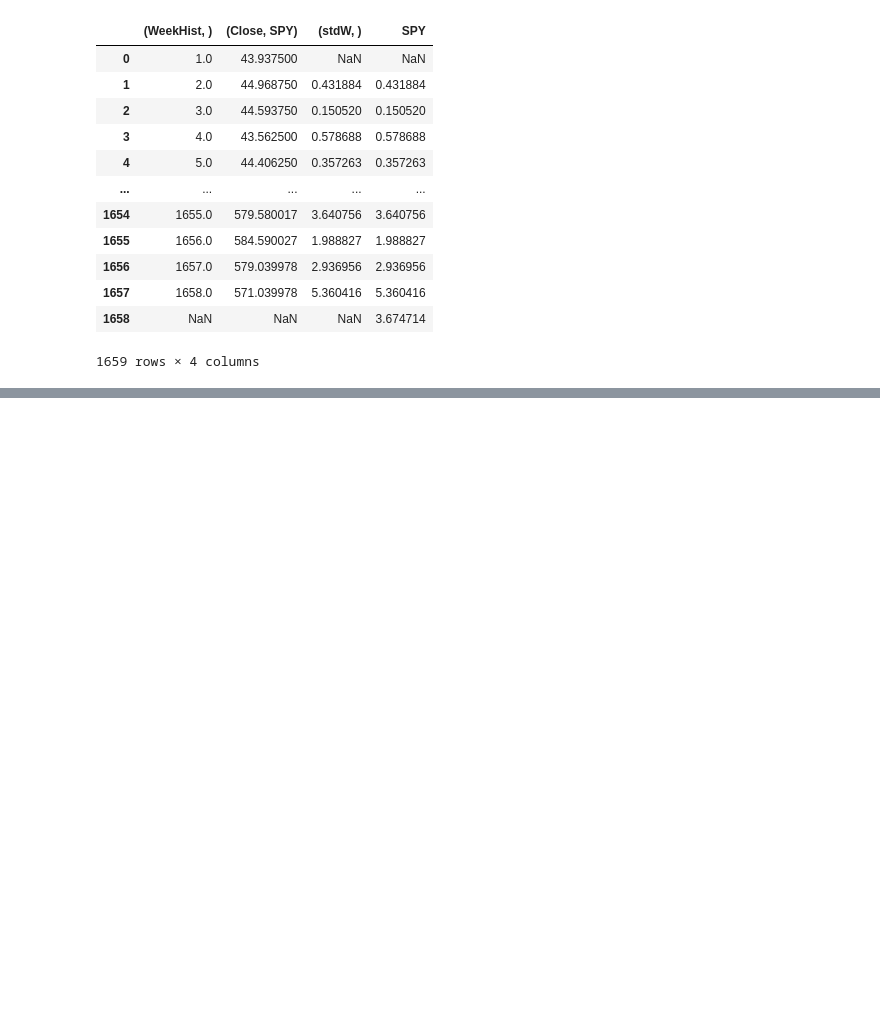
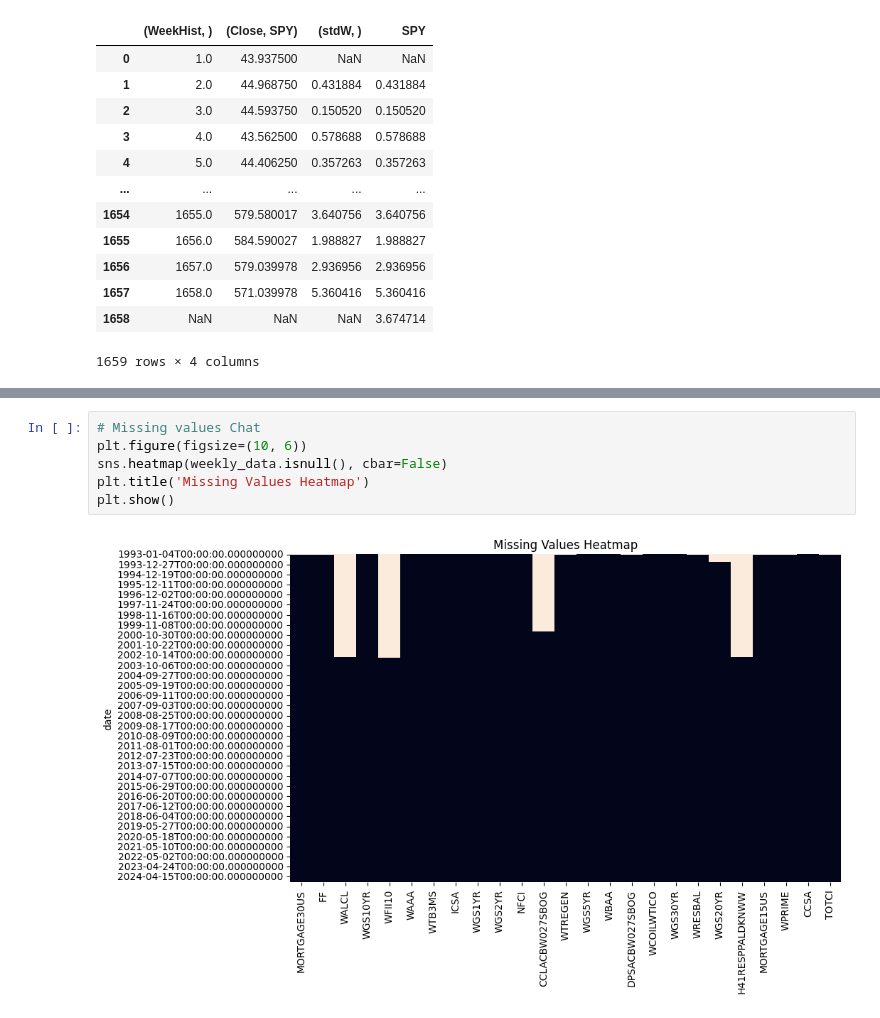
Before and after one commit to mpalominocol/CPSC4800_GitEExample, a Jupyter notebook: SP500_AND_WB_Data_Extraction.ipynb, the cells around one changed output, grey strips where cells are left out. Drawn from its saved outputs; the diff is of its cells as text; blank space fills up the shorter version.

```diff
--- a/SP500_AND_WB_Data_Extraction.ipynb
+++ b/SP500_AND_WB_Data_Extraction.ipynb
@@ -566,0 +864,8 @@ df_weekly
+# %%
+# Missing values Chat
+plt.figure(figsize=(10, 6))
+sns.heatmap(weekly_data.isnull(), cbar=False)
+plt.title('Missing Values Heatmap')
+plt.show()
+# %% [output]
+[figure, added]
```
Also changed, not shown: parts of 41 cells of this notebook.
